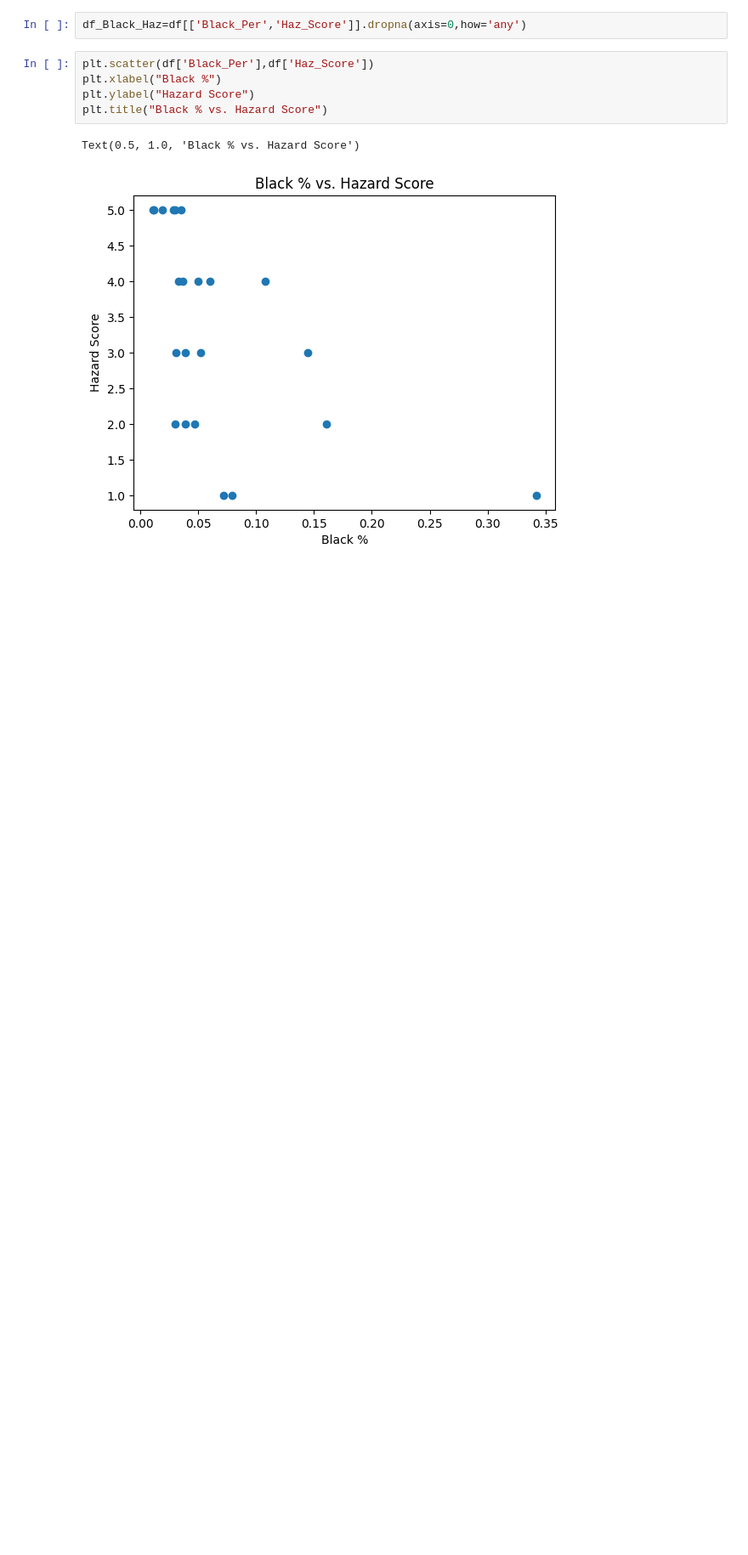
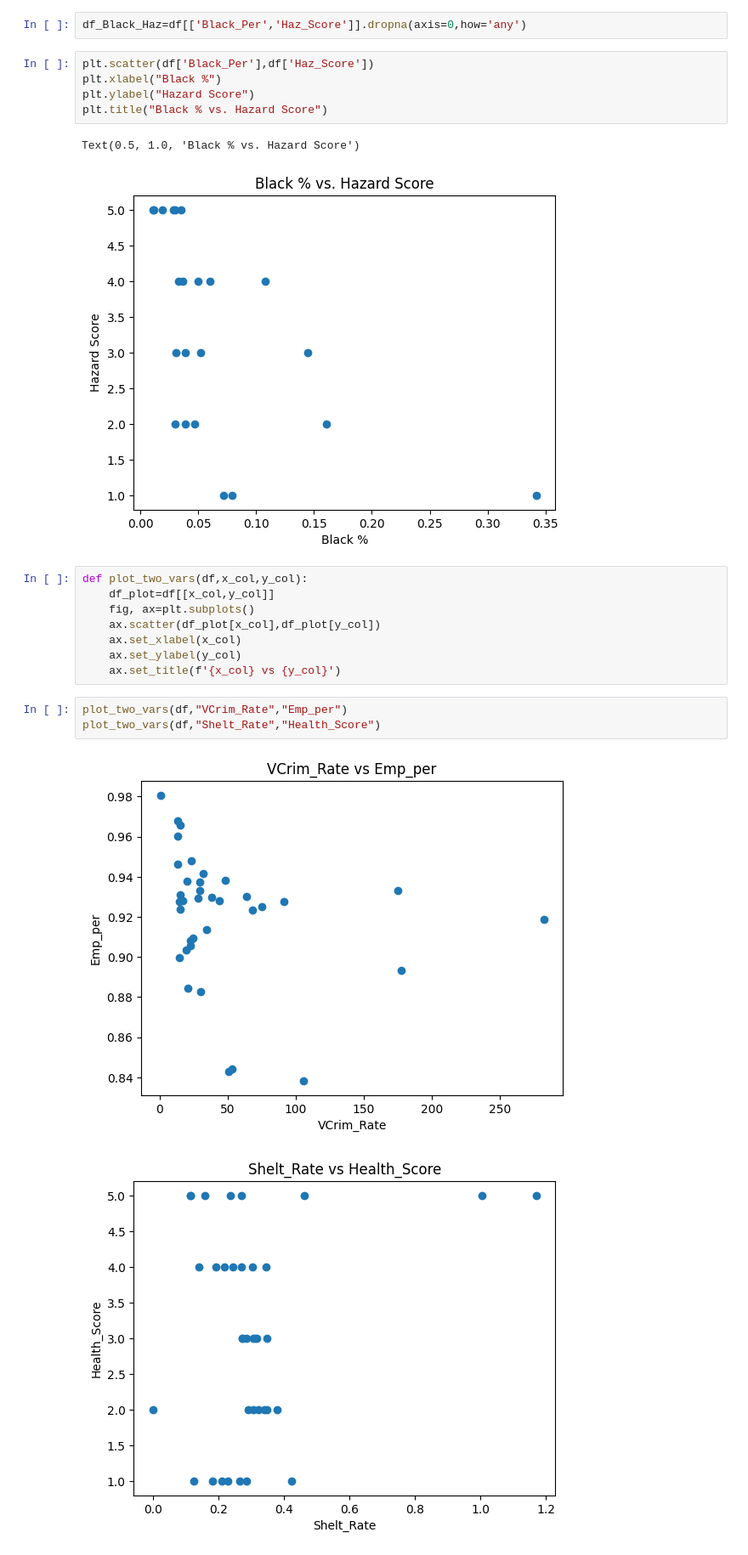
Before and after one commit to AssetAllocationApp/DBA830P3, a Jupyter notebook: Demo Notebook.ipynb, the cells around one changed output. Shown at 85% size. Cells and saved outputs as stored; diff of their text form; blank space fills up the shorter version.

Commit message:
More Plots

```diff
--- a/Demo Notebook.ipynb
+++ b/Demo Notebook.ipynb
@@ -42,3 +40,17 @@ plt.title("Black % vs. Hazard Score")
 # %% [output]
 Text(0.5, 1.0, 'Black % vs. Hazard Score')
 [figure]
+# %%
+def plot_two_vars(df,x_col,y_col):
+    df_plot=df[[x_col,y_col]]
+    fig, ax=plt.subplots()
+    ax.scatter(df_plot[x_col],df_plot[y_col])
+    ax.set_xlabel(x_col)
+    ax.set_ylabel(y_col)
+    ax.set_title(f'{x_col} vs {y_col}')
+# %%
+plot_two_vars(df,"VCrim_Rate","Emp_per")
+plot_two_vars(df,"Shelt_Rate","Health_Score")
+# %% [output]
+[figure, added]
+[figure, added]
```
Also changed, not shown: parts of 4 cells of this notebook.
